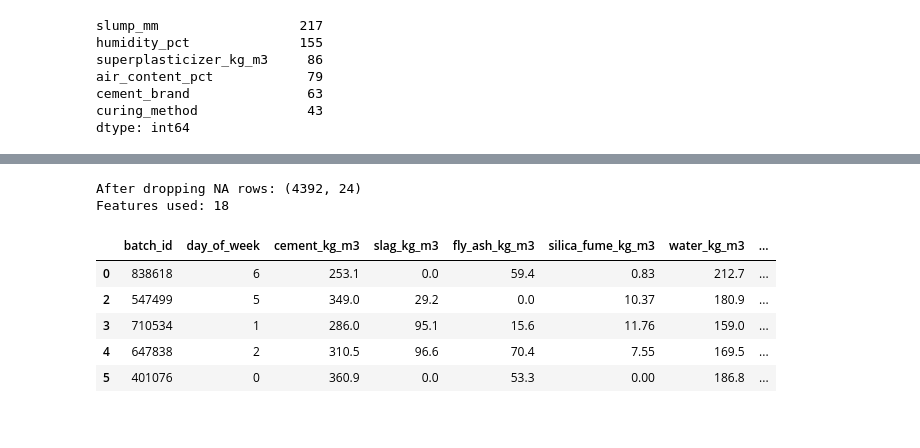
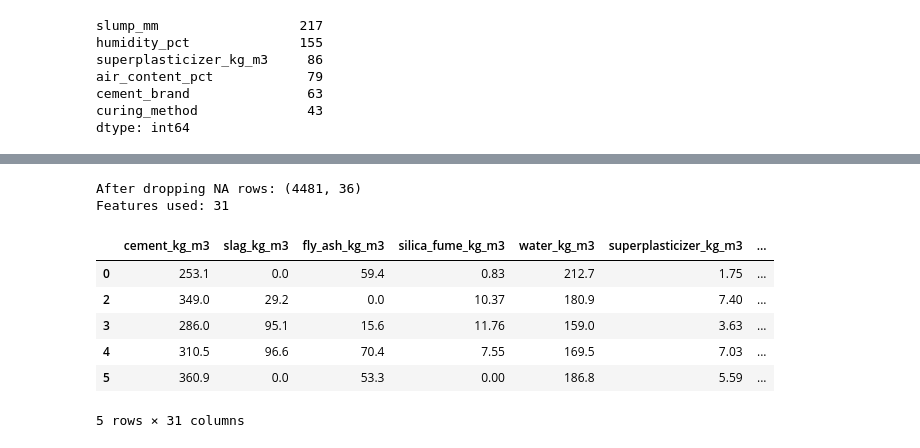
Before and after one commit to OliRud/Concrete_strength_model_analysis, a Jupyter notebook: concrete_strength_linear_regression.ipynb, the cells around one changed output, grey strips where cells are left out. Drawn from its saved outputs; the diff is of its cells as text; code cells hidden in the pictures.

```diff
--- a/concrete_strength_linear_regression.ipynb
+++ b/concrete_strength_linear_regression.ipynb
@@ -79,3 +78,31 @@ air_content_pct            79
 cement_brand               63
 curing_method              43
 dtype: int64
+# %%
+# One Hot Encoding
+
+from sklearn.preprocessing import OneHotEncoder
+
+ohe_cement_brand = OneHotEncoder(sparse_output=False, handle_unknown="ignore")
+result1 = ohe_cement_brand.fit_transform(df[["cement_brand"]])
+ohe_operator_shift = OneHotEncoder(sparse_output=False, handle_unknown="ignore")
+result2 = ohe_operator_shift.fit_transform(df[["operator_shift"]])
+ohe_curing_method = OneHotEncoder(sparse_output=False, handle_unknown="ignore")
+result3 = ohe_curing_method.fit_transform(df[["curing_method"]])
+ohe_aggregate_type = OneHotEncoder(sparse_output=False, handle_unknown="ignore")
+result4 = ohe_aggregate_type.fit_transform(df[["aggregate_type"]])
+
+col_cement_brand = ohe_cement_brand.get_feature_names_out(["cement_brand"])
+col_operator_shift = ohe_operator_shift.get_feature_names_out(["operator_shift"])
+col_curing_method = ohe_curing_method.get_feature_names_out(["curing_method"])
+col_aggregate_type = ohe_aggregate_type.get_feature_names_out(["aggregate_type"])
+
+df = df.drop(columns = ["cement_brand","operator_shift","curing_method","aggregate_type"])
+
+df = pd.concat([df, pd.DataFrame(result1, columns = col_cement_brand)], axis = 1)
+df = pd.concat([df, pd.DataFrame(result2, columns = col_operator_shift)], axis = 1)
+df = pd.concat([df, pd.DataFrame(result3, columns = col_curing_method)], axis = 1)
+df = pd.concat([df, pd.DataFrame(result4, columns = col_aggregate_type)], axis = 1)
+
+
+df.head()
@@ -82,26 +117,24 @@ dtype: int64
 # %%
 # 1) Drop rows with any missing values (rather than imputing)
-# 2) Drop categorical variables
 
 df_clean = df.dropna(axis=0).copy()
 
-# Keep only numeric columns (categoricals are ignored)
-numeric_cols = df_clean.select_dtypes(include=[np.number]).columns.tolist()
-
 target = "compressive_strength_mpa"
-X = df_clean[numeric_cols].drop(columns=[target])
+to_delete = [target,"batch_id","day_of_week","nearby_traffic_count","plant_id"]
+X = df_clean.drop(columns=to_delete)
 y = df_clean[target]
 
 print("After dropping NA rows:", df_clean.shape)
 print("Features used:", X.shape[1])
 X.head()
 # %% [output]
-After dropping NA rows: (4392, 24)
-Features used: 18
+After dropping NA rows: (4481, 36)
+Features used: 31
-|  | batch_id | day_of_week | cement_kg_m3 | slag_kg_m3 | fly_ash_kg_m3 | silica_fume_kg_m3 | water_kg_m3 | ... |
-| 0 | 838618 | 6 | 253.1 | 0.0 | 59.4 | 0.83 | 212.7 | ... |
-| 2 | 547499 | 5 | 349.0 | 29.2 | 0.0 | 10.37 | 180.9 | ... |
-| 3 | 710534 | 1 | 286.0 | 95.1 | 15.6 | 11.76 | 159.0 | ... |
-| 4 | 647838 | 2 | 310.5 | 96.6 | 70.4 | 7.55 | 169.5 | ... |
-| 5 | 401076 | 0 | 360.9 | 0.0 | 53.3 | 0.00 | 186.8 | ... |
+|  | cement_kg_m3 | slag_kg_m3 | fly_ash_kg_m3 | silica_fume_kg_m3 | water_kg_m3 | superplasticizer_kg_m3 | ... |
+| 0 | 253.1 | 0.0 | 59.4 | 0.83 | 212.7 | 1.75 | ... |
+| 2 | 349.0 | 29.2 | 0.0 | 10.37 | 180.9 | 7.40 | ... |
+| 3 | 286.0 | 95.1 | 15.6 | 11.76 | 159.0 | 3.63 | ... |
+| 4 | 310.5 | 96.6 | 70.4 | 7.55 | 169.5 | 7.03 | ... |
+| 5 | 360.9 | 0.0 | 53.3 | 0.00 | 186.8 | 5.59 | ... |
+5 rows × 31 columns
 # %%
```
Also changed, not shown: parts of 6 cells of this notebook, 2 other files.
